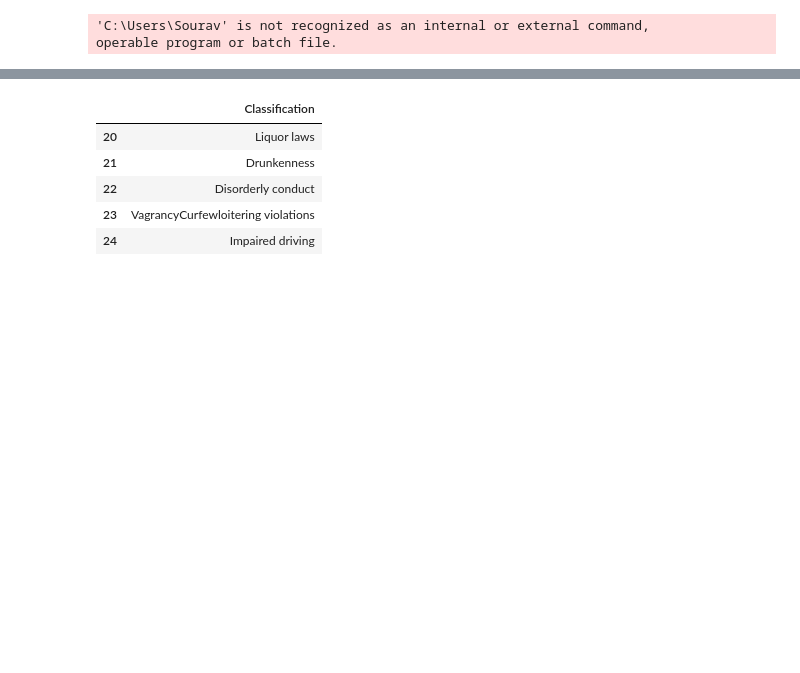
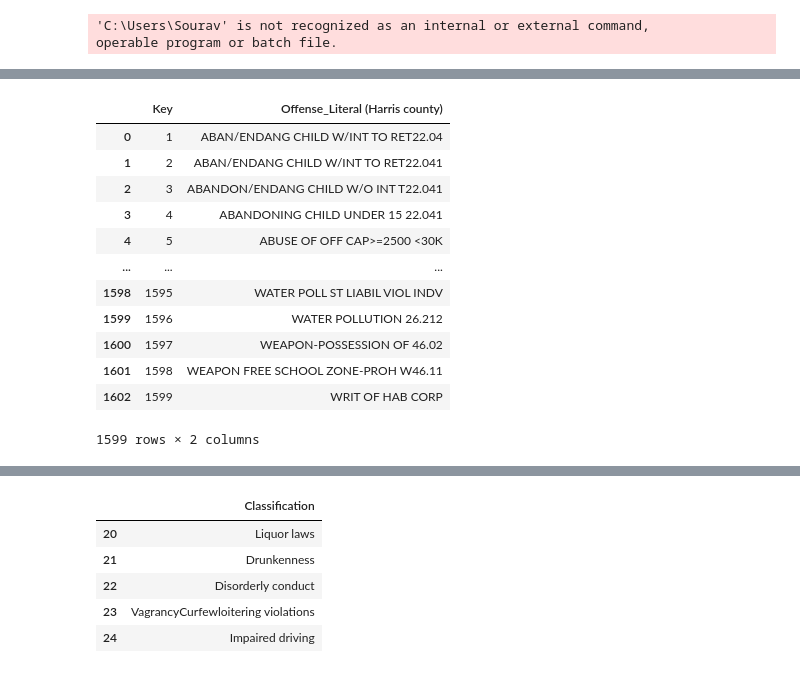
Before and after one commit to souravray97/Criminal-Justice-Analysis, a Jupyter notebook: CCD-EDA.ipynb, the cells around one changed output, grey strips where cells are left out. Drawn from its saved outputs; the diff is of its cells as text; code cells hidden in the pictures; blank space fills up the shorter version.

```diff
--- a/CCD-EDA.ipynb
+++ b/CCD-EDA.ipynb
@@ -603,6 +603,28 @@ from fuzzywuzzy import process
 # %%
 main = pd.read_csv("Main.csv")
 har_off_lit = pd.read_csv("Harris_County_Offense_Literal.csv")
+# %%
+h1 = har_off_lit.copy()
+# %%
+h1.drop_duplicates(inplace = True)
+# %%
+h1.insert(0,'Key', range(1, 1+len(h1)))
+# %%
+h1
+# %% [output]
+|  | Key | Offense_Literal (Harris county) |
+| 0 | 1 | ABAN/ENDANG CHILD W/INT TO RET22.04 |
+| 1 | 2 | ABAN/ENDANG CHILD W/INT TO RET22.041 |
+| 2 | 3 | ABANDON/ENDANG CHILD W/O INT T22.041 |
+| 3 | 4 | ABANDONING CHILD UNDER 15 22.041 |
+| 4 | 5 | ABUSE OF OFF CAP>=2500 <30K |
+| ... | ... | ... |
+| 1598 | 1595 | WATER POLL ST LIABIL VIOL INDV |
+| 1599 | 1596 | WATER POLLUTION 26.212 |
+| 1600 | 1597 | WEAPON-POSSESSION OF 46.02 |
+| 1601 | 1598 | WEAPON FREE SCHOOL ZONE-PROH W46.11 |
+| 1602 | 1599 | WRIT OF HAB CORP |
+1599 rows × 2 columns
 # %%
 main.columns = main.columns
 # %%
```
Also changed, not shown: parts of 22 cells of this notebook.
